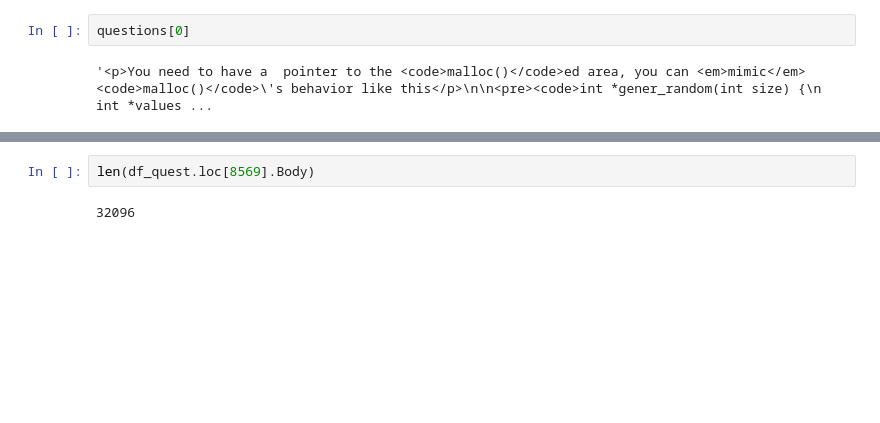
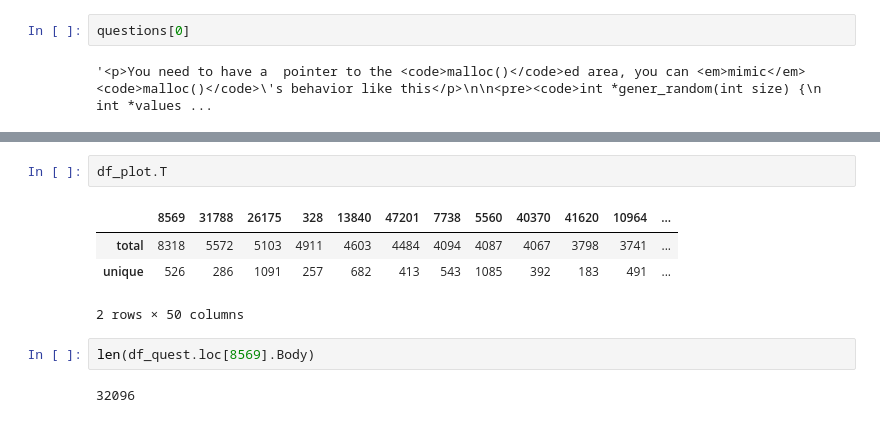
Before and after one commit to jeugregg/Stack-Overflow-tagger, a Jupyter notebook: 01_OC_IML_Project_5_explorations.ipynb, the cells around one changed output, grey strips where cells are left out. Cells and saved outputs as stored; diff of their text form; blank space fills up the shorter version.

```diff
--- a/01_OC_IML_Project_5_explorations.ipynb
+++ b/01_OC_IML_Project_5_explorations.ipynb
@@ -276,3 +278,10 @@ df
+# %%
+df_plot.T
+# %% [output]
+|  | 8569 | 31788 | 26175 | 328 | 13840 | 47201 | 7738 | 5560 | 40370 | 41620 | 10964 | ... |
+| total | 8318 | 5572 | 5103 | 4911 | 4603 | 4484 | 4094 | 4087 | 4067 | 3798 | 3741 | ... |
+| unique | 526 | 286 | 1091 | 257 | 682 | 413 | 543 | 1085 | 392 | 183 | 491 | ... |
+2 rows × 50 columns
 # %%
 len(df_quest.loc[8569].Body)
 # %% [output]
```
Also changed, not shown: parts of 13 cells of this notebook.
